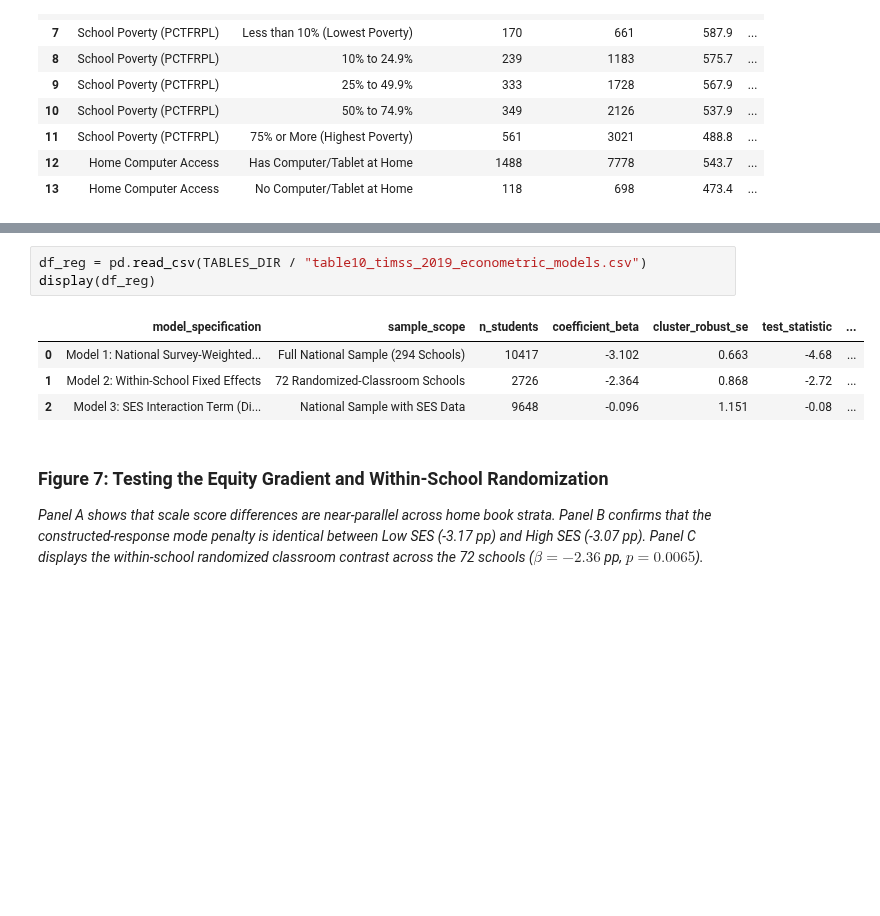
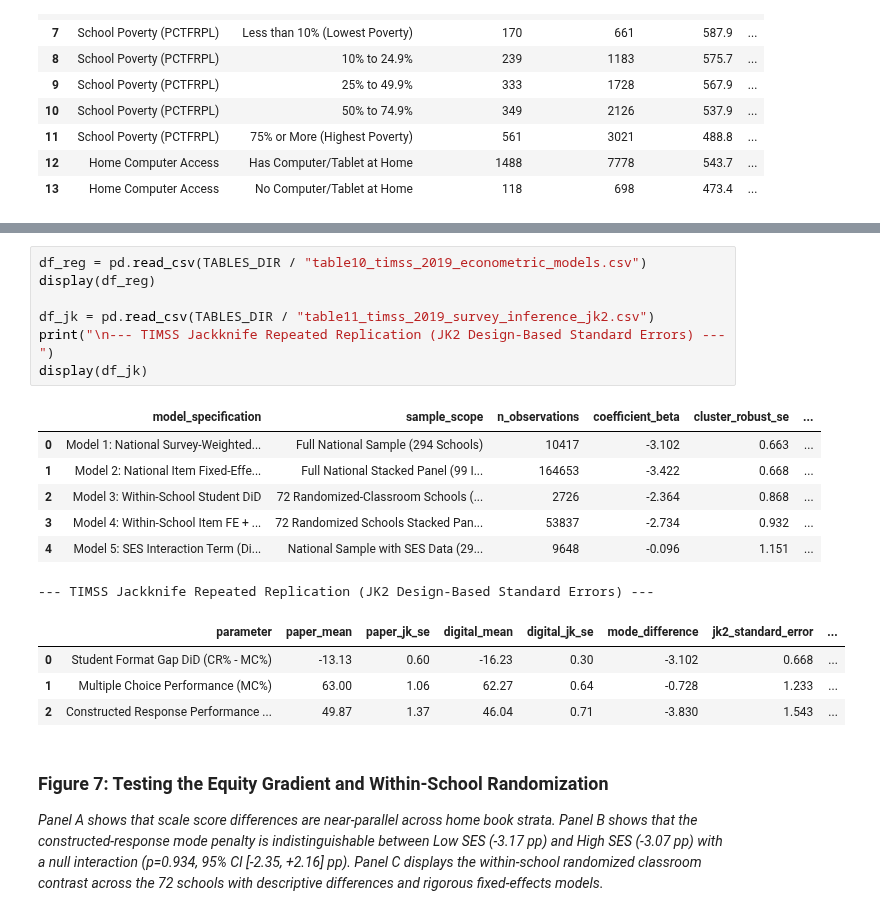
Before and after one commit to admiralorbiter/computational-sketchbook, a Jupyter notebook: 2026/2026-10-09-keyboarding-mode-effects/notebooks/02_timss_2019_mode_effects.ipynb, the cells around one changed output, grey strips where cells are left out. Saved outputs shown, nothing was run; the diff lists cells and outputs as text; blank space fills up the shorter version.

Commit message:
Address Study A review: stacked item FE panel, survey JK2, classroom RI, calibrated bounds, and IEA validation

```diff
--- a/2026/2026-10-09-keyboarding-mode-effects/notebooks/02_timss_2019_mode_effects.ipynb
+++ b/2026/2026-10-09-keyboarding-mode-effects/notebooks/02_timss_2019_mode_effects.ipynb
@@ -203,14 +215,25 @@ $$\text{FormatGap}_{ij} = \beta_0 + \beta_1 \text{Digital}_{ij} + \epsilon_{ij}$
 # %%
 df_reg = pd.read_csv(TABLES_DIR / "table10_timss_2019_econometric_models.csv")
 display(df_reg)
+
+df_jk = pd.read_csv(TABLES_DIR / "table11_timss_2019_survey_inference_jk2.csv")
+print("\n--- TIMSS Jackknife Repeated Replication (JK2 Design-Based Standard Errors) ---")
+display(df_jk)
 # %% [output]
-|  | model_specification | sample_scope | n_students | coefficient_beta | cluster_robust_se | test_statistic | ... |
-| 0 | Model 1: National Survey-Weighted... | Full National Sample (294 Schools) | 10417 | -3.102 | 0.663 | -4.68 | ... |
-| 1 | Model 2: Within-School Fixed Effects | 72 Randomized-Classroom Schools | 2726 | -2.364 | 0.868 | -2.72 | ... |
-| 2 | Model 3: SES Interaction Term (Di... | National Sample with SES Data | 9648 | -0.096 | 1.151 | -0.08 | ... |
+|  | model_specification | sample_scope | n_observations | coefficient_beta | cluster_robust_se | ... |
+| 0 | Model 1: National Survey-Weighted... | Full National Sample (294 Schools) | 10417 | -3.102 | 0.663 | ... |
+| 1 | Model 2: National Item Fixed-Effe... | Full National Stacked Panel (99 I... | 164653 | -3.422 | 0.668 | ... |
+| 2 | Model 3: Within-School Student DiD | 72 Randomized-Classroom Schools (... | 2726 | -2.364 | 0.868 | ... |
+| 3 | Model 4: Within-School Item FE + ... | 72 Randomized Schools Stacked Pan... | 53837 | -2.734 | 0.932 | ... |
+| 4 | Model 5: SES Interaction Term (Di... | National Sample with SES Data (29... | 9648 | -0.096 | 1.151 | ... |
+--- TIMSS Jackknife Repeated Replication (JK2 Design-Based Standard Errors) ---
+|  | parameter | paper_mean | paper_jk_se | digital_mean | digital_jk_se | mode_difference | jk2_standard_error | ... |
+| 0 | Student Format Gap DiD (CR% - MC%) | -13.13 | 0.60 | -16.23 | 0.30 | -3.102 | 0.668 | ... |
+| 1 | Multiple Choice Performance (MC%) | 63.00 | 1.06 | 62.27 | 0.64 | -0.728 | 1.233 | ... |
+| 2 | Constructed Response Performance ... | 49.87 | 1.37 | 46.04 | 0.71 | -3.830 | 1.543 | ... |
 # %% [markdown]
 ### Figure 7: Testing the Equity Gradient and Within-School Randomization
-*Panel A shows that scale score differences are near-parallel across home book strata. Panel B confirms that the constructed-response mode penalty is identical between Low SES (-3.17 pp) and High SES (-3.07 pp). Panel C displays the within-school randomized classroom contrast across the 72 schools ($\beta = -2.36$ pp, $p = 0.0065$).*
+*Panel A shows that scale score differences are near-parallel across home book strata. Panel B shows that the constructed-response mode penalty is indistinguishable between Low SES (-3.17 pp) and High SES (-3.07 pp) with a null interaction (p=0.934, 95% CI [-2.35, +2.16] pp). Panel C displays the within-school randomized classroom contrast across the 72 schools with descriptive differences and rigorous fixed-effects models.*
 # %%
 Image(filename=str(FIGURES_DIR / "fig7_timss_equity_and_counterarguments.png"))
 # %% [output]
```
Also changed, not shown: parts of 8 cells of this notebook, 16 other files.
